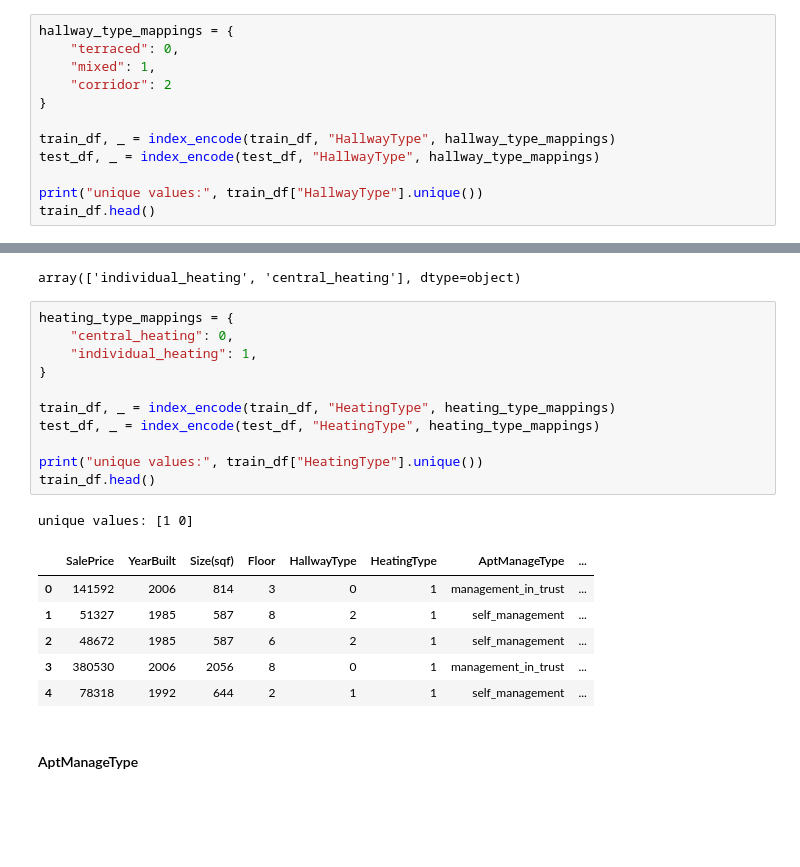
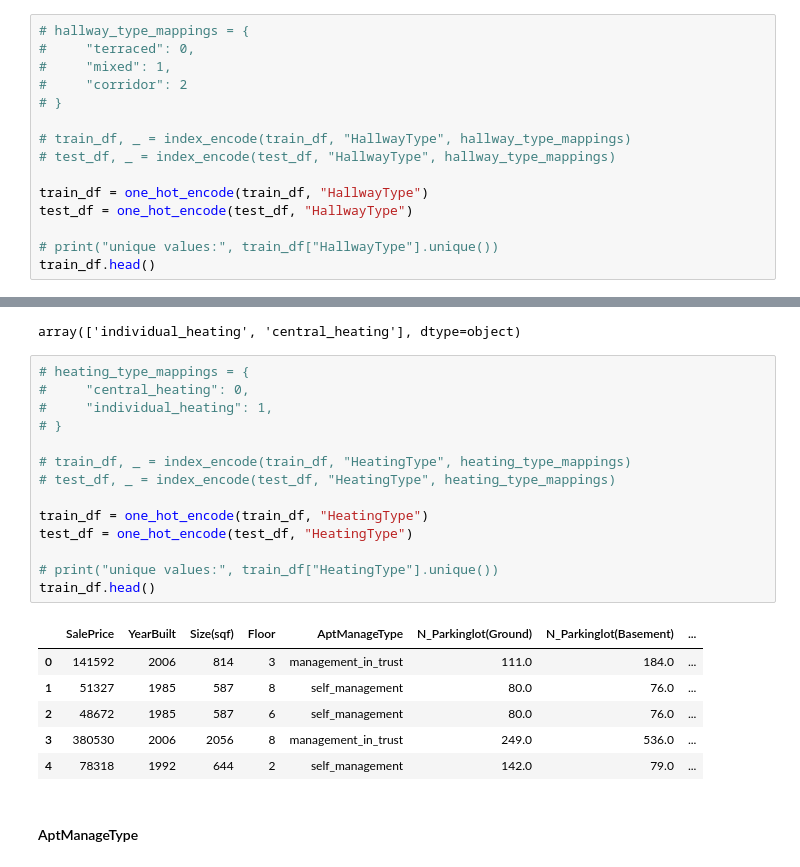
Before and after one commit to gamemeine/ssne, a Jupyter notebook: ex3/main.ipynb, the cells around one changed output, grey strips where cells are left out. Cells and saved outputs as stored; diff of their text form; blank space fills up the shorter version.

```diff
--- a/ex3/main.ipynb
+++ b/ex3/main.ipynb
@@ -86,15 +86,18 @@ base_train_df["HallwayType"].unique()
 # %% [output]
 array(['terraced', 'corridor', 'mixed'], dtype=object)
 # %%
-hallway_type_mappings = {
-    "terraced": 0,
-    "mixed": 1,
-    "corridor": 2
-}
+# hallway_type_mappings = {
+#     "terraced": 0,
+#     "mixed": 1,
+#     "corridor": 2
+# }
 
-train_df, _ = index_encode(train_df, "HallwayType", hallway_type_mappings)
-test_df, _ = index_encode(test_df, "HallwayType", hallway_type_mappings)
+# train_df, _ = index_encode(train_df, "HallwayType", hallway_type_mappings)
+# test_df, _ = index_encode(test_df, "HallwayType", hallway_type_mappings)
 
-print("unique values:", train_df["HallwayType"].unique())
+train_df = one_hot_encode(train_df, "HallwayType")
+test_df = one_hot_encode(test_df, "HallwayType")
+
+# print("unique values:", train_df["HallwayType"].unique())
 train_df.head()
 # %% [output]
@@ -112,24 +114,26 @@ base_train_df["HeatingType"].unique()
 # %% [output]
 array(['individual_heating', 'central_heating'], dtype=object)
 # %%
-heating_type_mappings = {
-    "central_heating": 0,
-    "individual_heating": 1,
-}
+# heating_type_mappings = {
+#     "central_heating": 0,
+#     "individual_heating": 1,
+# }
 
-train_df, _ = index_encode(train_df, "HeatingType", heating_type_mappings)
-test_df, _ = index_encode(test_df, "HeatingType", heating_type_mappings)
+# train_df, _ = index_encode(train_df, "HeatingType", heating_type_mappings)
+# test_df, _ = index_encode(test_df, "HeatingType", heating_type_mappings)
 
-print("unique values:", train_df["HeatingType"].unique())
+train_df = one_hot_encode(train_df, "HeatingType")
+test_df = one_hot_encode(test_df, "HeatingType")
+
+# print("unique values:", train_df["HeatingType"].unique())
 train_df.head()
 # %% [output]
-unique values: [1 0]
-|  | SalePrice | YearBuilt | Size(sqf) | Floor | HallwayType | HeatingType | AptManageType | ... |
-| 0 | 141592 | 2006 | 814 | 3 | 0 | 1 | management_in_trust | ... |
-| 1 | 51327 | 1985 | 587 | 8 | 2 | 1 | self_management | ... |
-| 2 | 48672 | 1985 | 587 | 6 | 2 | 1 | self_management | ... |
-| 3 | 380530 | 2006 | 2056 | 8 | 0 | 1 | management_in_trust | ... |
-| 4 | 78318 | 1992 | 644 | 2 | 1 | 1 | self_management | ... |
+|  | SalePrice | YearBuilt | Size(sqf) | Floor | AptManageType | N_Parkinglot(Ground) | N_Parkinglot(Basement) | ... |
+| 0 | 141592 | 2006 | 814 | 3 | management_in_trust | 111.0 | 184.0 | ... |
+| 1 | 51327 | 1985 | 587 | 8 | self_management | 80.0 | 76.0 | ... |
+| 2 | 48672 | 1985 | 587 | 6 | self_management | 80.0 | 76.0 | ... |
+| 3 | 380530 | 2006 | 2056 | 8 | management_in_trust | 249.0 | 536.0 | ... |
+| 4 | 78318 | 1992 | 644 | 2 | self_management | 142.0 | 79.0 | ... |
 # %% [markdown]
 #### AptManageType
 # %%
```
Also changed, not shown: parts of 16 cells of this notebook.
